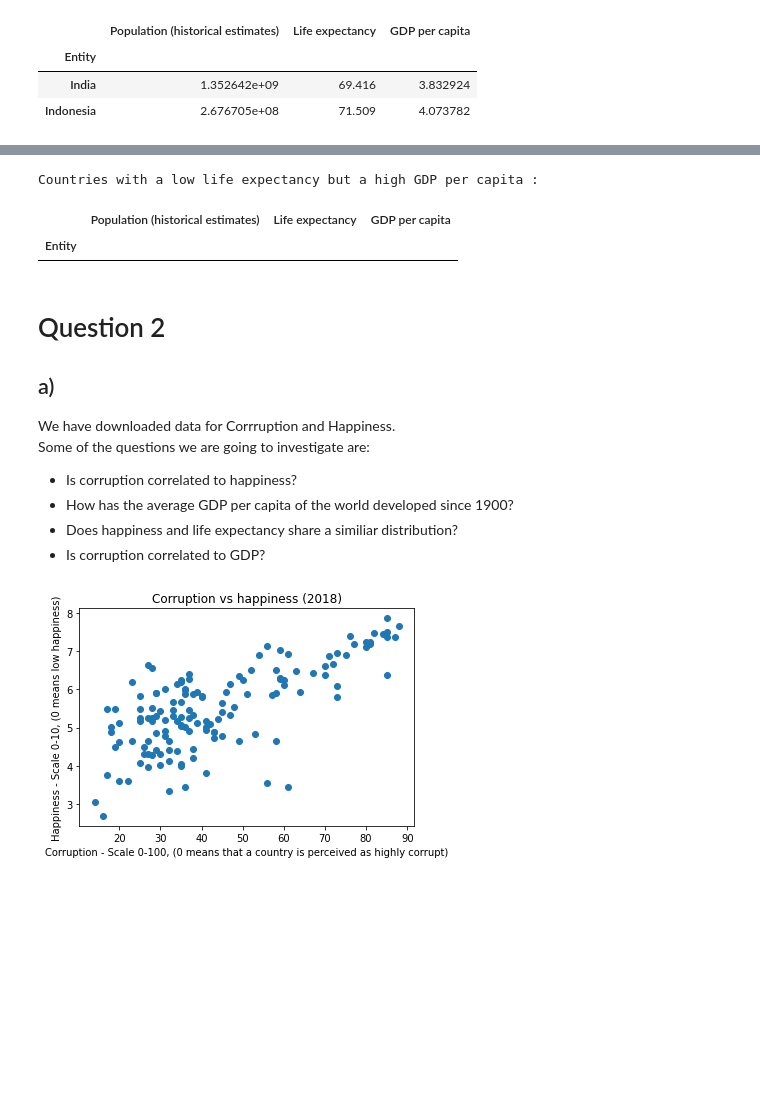
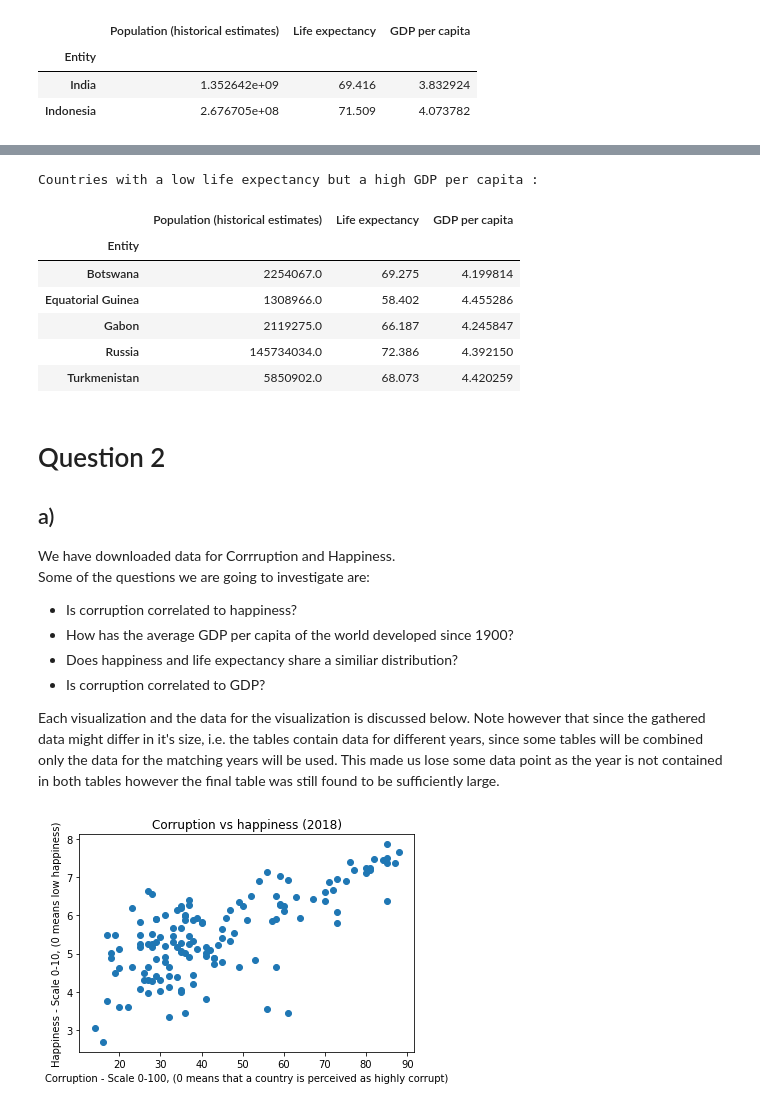
Before and after one commit to RomainTHD-UniStuff/DAT405_Introduction_to_Data_Science_and_AI, a Jupyter notebook: Assignment_1/Assignment_1.ipynb, the cells around one changed output, grey strips where cells are left out. Cells and saved outputs as stored; diff of their text form; code cells hidden in the pictures; blank space fills up the shorter version.

```diff
--- a/Assignment_1/Assignment_1.ipynb
+++ b/Assignment_1/Assignment_1.ipynb
@@ -155,12 +156,17 @@ We can say that there are some countries which are cumulatively rich with a high
 # %%
-rowsBelowAverage = table[ (table[lifeCol] < meanLife) & (table[GDPCol] > meanGDP + deviationGDP) ]
+rowsBelowAverage = table[ (table[lifeCol] < meanLife) & (table[GDPCol] > meanGDP + deviationGDP / 3) ]
 
 print("Countries with a low life expectancy but a high GDP per capita :")
 rowsBelowAverage
 # %% [output]
 Countries with a low life expectancy but a high GDP per capita :
 |  | Population (historical estimates) | Life expectancy | GDP per capita |
 | Entity |  |  |  |
+| Botswana | 2254067.0 | 69.275 | 4.199814 |
+| Equatorial Guinea | 1308966.0 | 58.402 | 4.455286 |
+| Gabon | 2119275.0 | 66.187 | 4.245847 |
+| Russia | 145734034.0 | 72.386 | 4.392150 |
+| Turkmenistan | 5850902.0 | 68.073 | 4.420259 |
 # %% [markdown]
 # Question 2
 
@@ -173,6 +179,8 @@ Some of the questions we are going to investigate are:
 * How has the average GDP per capita of the world developed since 1900?
 * Does happiness and life expectancy share a similiar distribution?
 * Is corruption correlated to GDP?
+
+Each visualization and the data for the visualization is discussed below. Note however that since the gathered data might differ in it's size, i.e. the tables contain data for different years, since some tables will be combined only the data for the matching years will be used. This made us lose some data point as the year is not contained in both tables however the final table was still found to be sufficiently large.
 # %%
 lifeGDPTable = table
 
```
Also changed, not shown: parts of 18 cells of this notebook.
